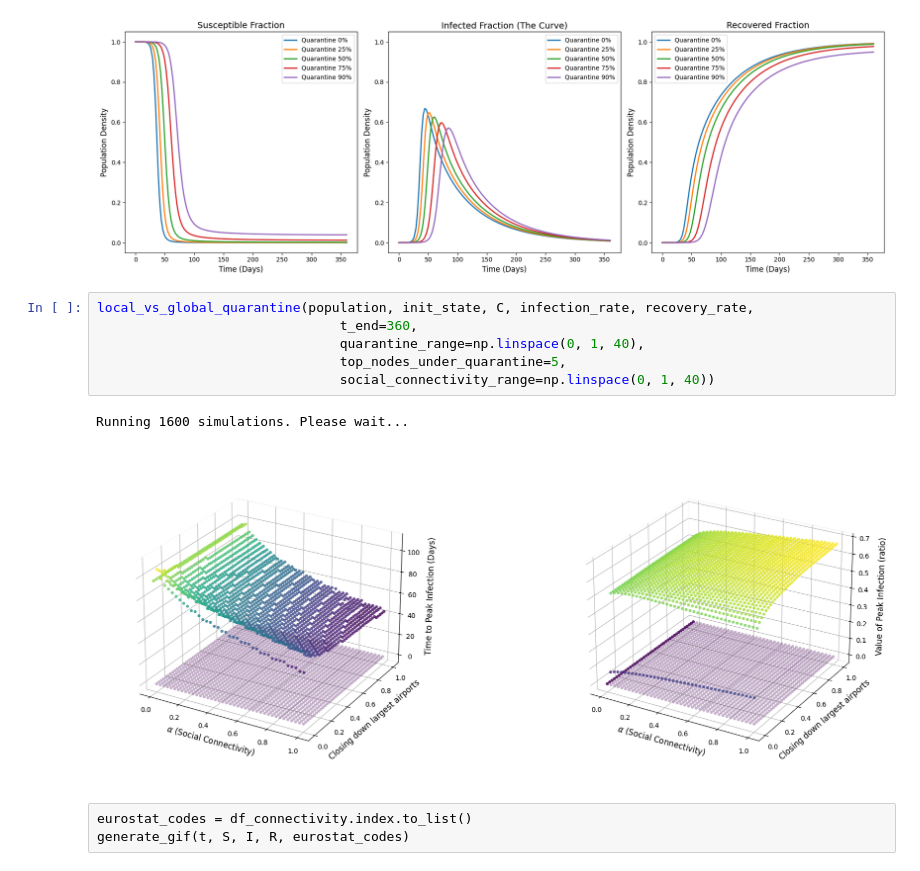
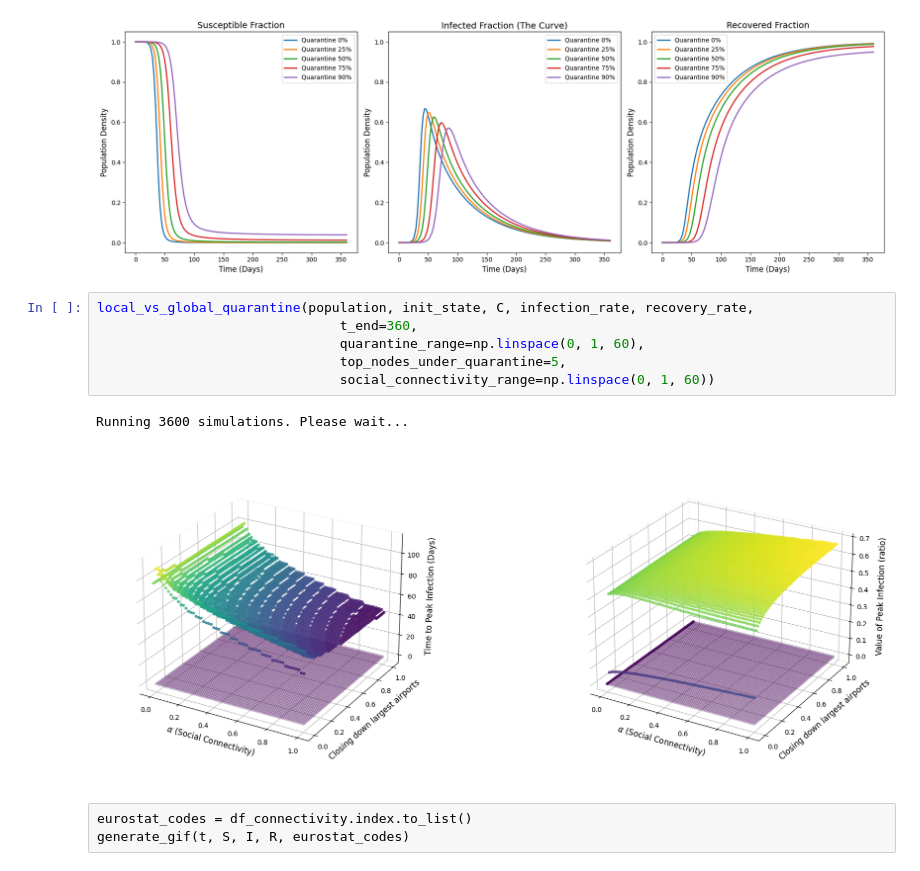
Before and after one commit to sebmarci/sirnetwork, a Jupyter notebook: results.ipynb, the cells around one changed output. Cells and saved outputs as stored; diff of their text form.

Commit message:
quality simulation plot

```diff
--- a/results.ipynb
+++ b/results.ipynb
@@ -129,12 +129,12 @@ quarantine_plotter_2d(population, init_state, C,
 # %%
 local_vs_global_quarantine(population, init_state, C, infection_rate, recovery_rate,
                                t_end=360,
-                               quarantine_range=np.linspace(0, 1, 40),
+                               quarantine_range=np.linspace(0, 1, 60),
                                top_nodes_under_quarantine=5,
-                               social_connectivity_range=np.linspace(0, 1, 40))
+                               social_connectivity_range=np.linspace(0, 1, 60))
 # %% [output]
-Running 1600 simulations. Please wait...
+Running 3600 simulations. Please wait...
-[figure, old version]
+[figure, new version]
 # %% [raw]
 eurostat_codes = df_connectivity.index.to_list()
 generate_gif(t, S, I, R, eurostat_codes)
```
Also changed, not shown: 2 other files.
